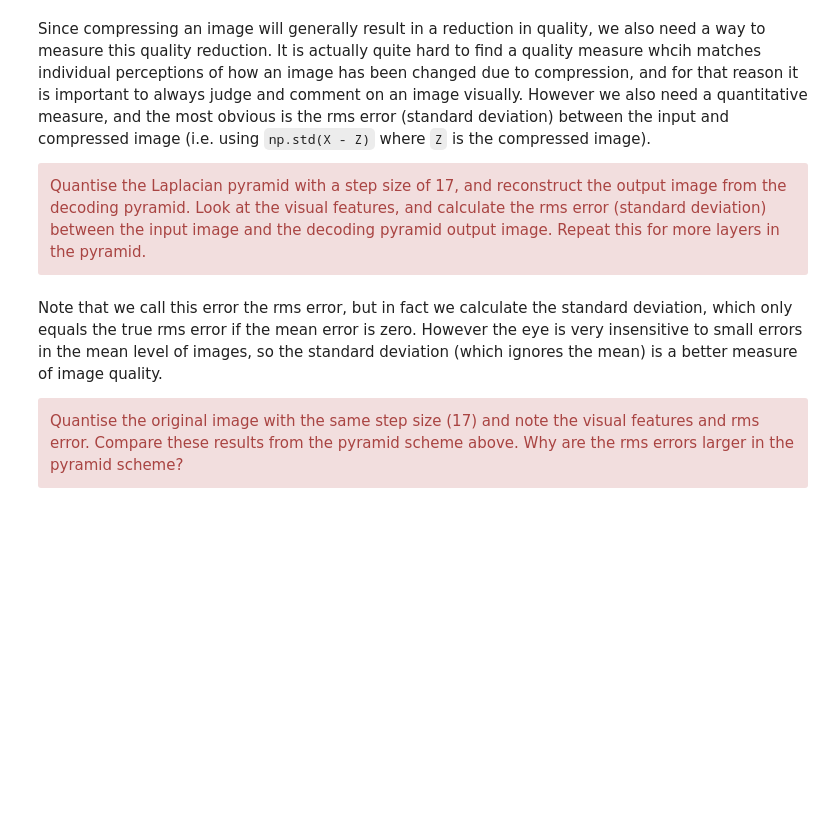
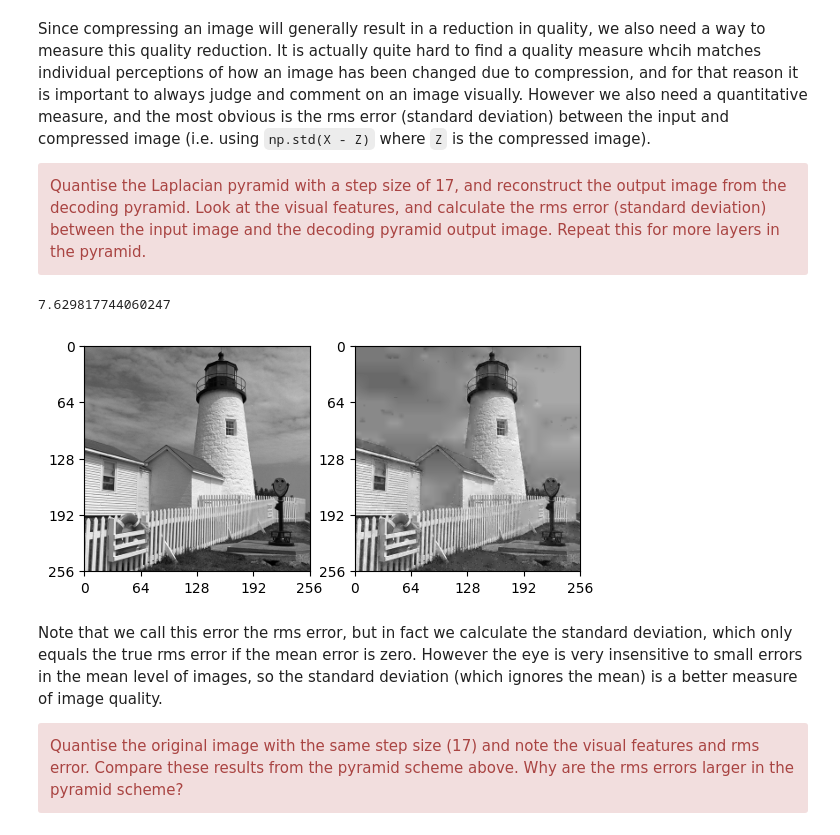
Before and after one commit to Yasaswi-Malladi/SF2-IIA-Project, a Jupyter notebook: 6-laplacian-pyramid.ipynb, the cells around one changed output. Drawn from its saved outputs; the diff is of its cells as text; code cells hidden in the pictures; blank space fills up the shorter version.

```diff
--- a/6-laplacian-pyramid.ipynb
+++ b/6-laplacian-pyramid.ipynb
@@ -264,3 +283,24 @@ Quantise the Laplacian pyramid with a step size of 17, and reconstruct the outpu
+# %%
+# Write your code to explore rms error with the laplacian pyramid here.
+h = 0.25*np.array([1, 2, 1])
+pyramid = list(py4enc(X, h))
+
+def pyramid_quantise(h, pyramid, levels):
+    for i in range(0, len(levels)):
+        pyramid[i] = quantise(pyramid[i], levels[i])
+    reconstructed = py4dec(pyramid[0], pyramid[1], pyramid[2], pyramid[3], pyramid[4], h)[3]
+    return reconstructed
+
+quantised = pyramid_quantise(h, pyramid, [17, 17, 17, 17, 17])
+
+fig, ax = plt.subplots(1,2)
+plot_image(X,  ax=ax[0])
+plot_image(quantised, ax =ax[1])
+
+print(np.std(X -quantised))
+# %% [output]
+7.629817744060247
+[figure, added]
 # %% [markdown]
 Note that we call this error the rms error, but in fact we calculate the standard deviation, which only equals the true rms error if the mean error is zero. However the eye is very insensitive to small errors in the mean level of images, so the standard deviation (which ignores the mean) is a better measure of image quality.
 
```
Also changed, not shown: parts of 20 cells of this notebook, 2 other files.
